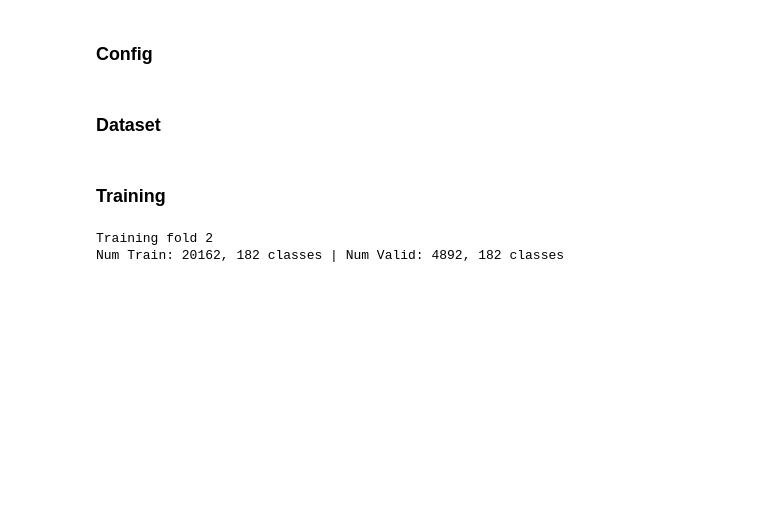
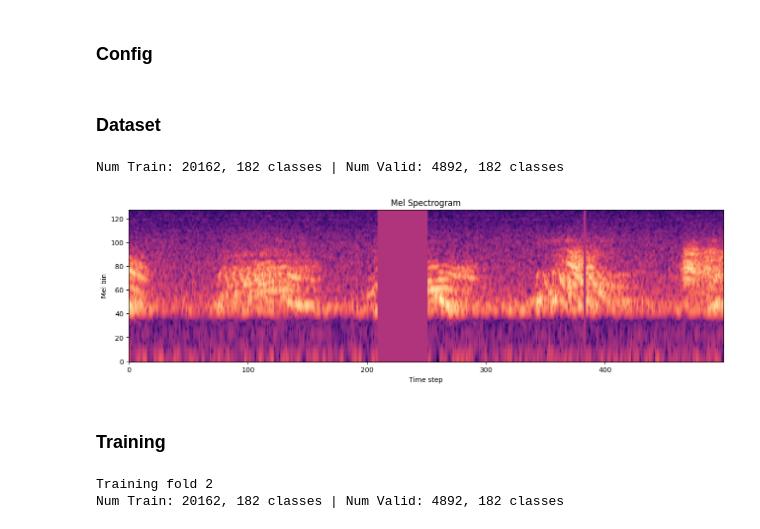
Before and after one commit to cvincent13/BirdCLEF2024-Kaggle, a Jupyter notebook: train.ipynb, the cells around one changed output. Saved outputs shown, nothing was run; the diff lists cells and outputs as text; code cells hidden in the pictures; blank space fills up the shorter version.

```diff
--- a/train.ipynb
+++ b/train.ipynb
@@ -56,3 +31,0 @@ preds, features = model(a)
-# %%
-for f in features:
-    print(f.shape)
@@ -102,3 +31,0 @@ torch.Size([2, 960, 4, 4])
-# %%
-for f in features:
-    print(f.shape)
@@ -206,8 +131,8 @@ waveform_transforms = audiomentations.Compose([
 ])
 
 spec_transforms = nn.Sequential(
-    FrequencyMaskingAug(0.4, 0.1, Config.n_mels, n_masks=3, mask_mode='mean'),
-    TimeMaskingAug(0.4, 0.1, Config.target_length, n_masks=3, mask_mode='mean'),
+    FrequencyMaskingAug(0.25, 0.1, Config.n_mels, n_masks=3, mask_mode='mean'),
+    TimeMaskingAug(0.25, 0.1, Config.target_length, n_masks=3, mask_mode='mean'),
 )
 
 waveform_transforms=None if not Config.data_aug else waveform_transforms
@@ -226,6 +151,25 @@ def mix_collate_fn(batch):
     return cutmix_or_mixup(*default_collate(batch))
 
 collate_fn = mix_collate_fn if Config.cutmix_mixup else None
+# %%
+train_df, valid_df, class_weights = get_fold(metadata, 2, up_thr=Config.upsample_thr)
+
+train_dataset = AudioDataset(train_df, Config, waveform_transforms=waveform_transforms, spec_transforms=spec_transforms)
+val_dataset = AudioDataset(valid_df, Config, waveform_transforms=None, spec_transforms=None)
+train_loader = DataLoader(train_dataset, batch_size=Config.batch_size, shuffle=True, num_workers=4, collate_fn=collate_fn)
+val_loader = DataLoader(val_dataset, batch_size=Config.batch_size, shuffle=False, num_workers=4)
+
+spec, label = next(iter(train_loader))
+plt.figure(figsize=(16,4))
+plt.imshow(spec[0,0], origin='lower', cmap='magma')
+plt.grid(visible=False)
+plt.title('Mel Spectrogram')
+plt.xlabel('Time step')
+plt.ylabel('Mel bin')
+plt.show()
+# %% [output]
+Num Train: 20162, 182 classes | Num Valid: 4892, 182 classes
+[figure, added]
 # %% [markdown]
 ### Training
 # %%
```
Also changed, not shown: parts of 17 cells of this notebook, 11 other files.
